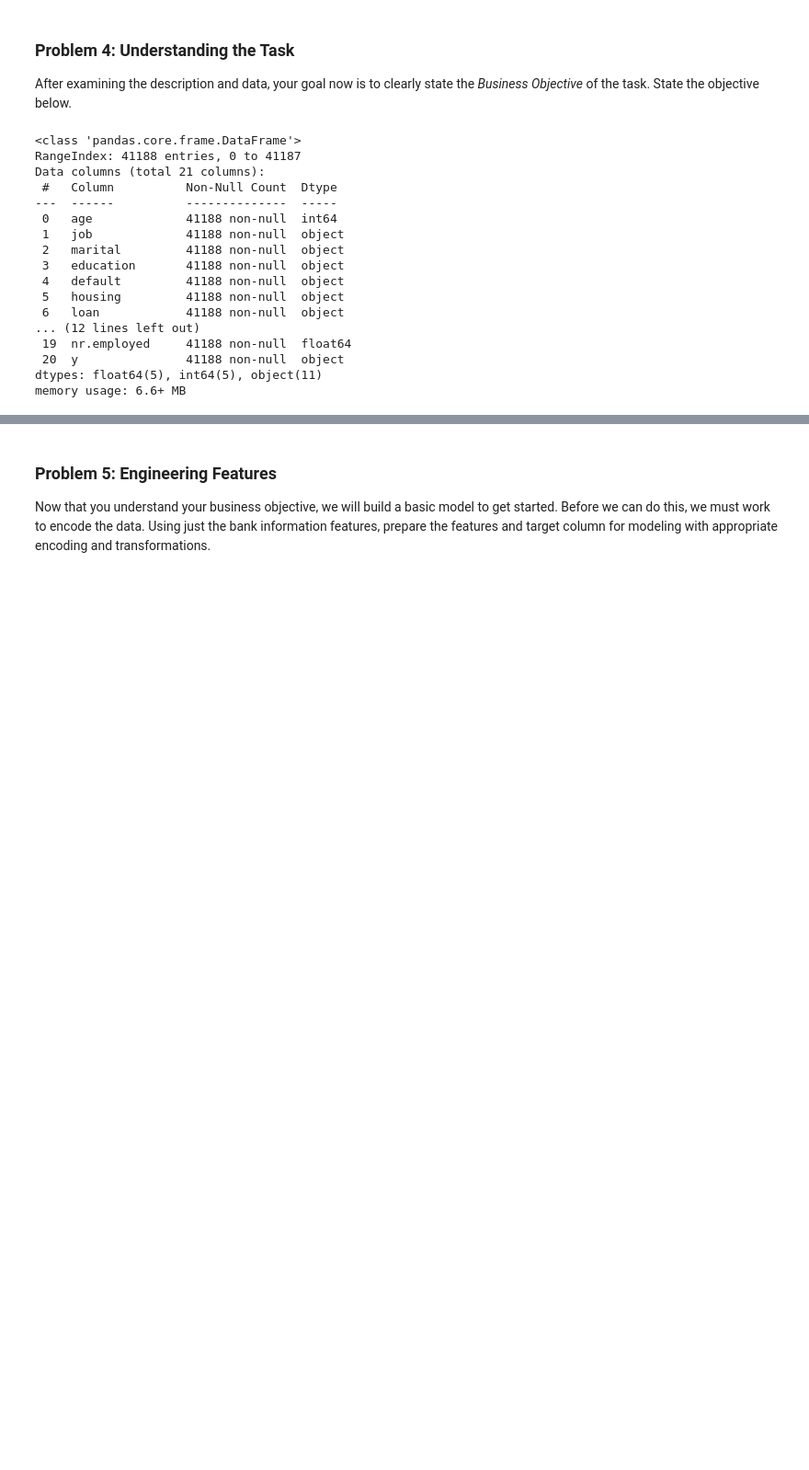
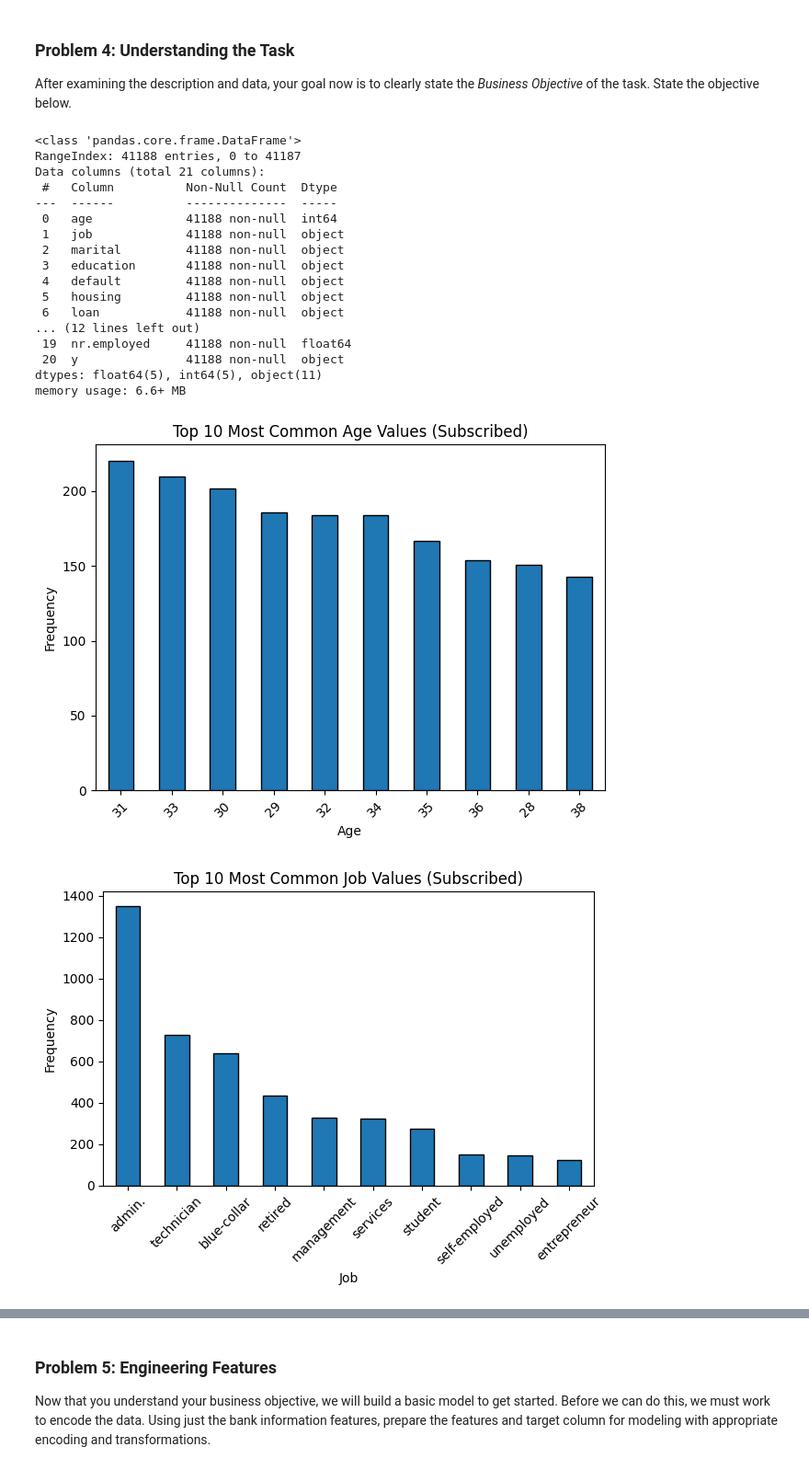
Before and after one commit to chog1/PracticalApplication3, a Jupyter notebook: module17_starter/prompt_III.ipynb, the cells around one changed output, grey strips where cells are left out. Shown at 92% size. Saved outputs shown, nothing was run; the diff lists cells and outputs as text; code cells hidden in the pictures; blank space fills up the shorter version.

```diff
--- a/module17_starter/prompt_III.ipynb
+++ b/module17_starter/prompt_III.ipynb
@@ -37,3 +25,5 @@ Drive already mounted at /content/drive; to attempt to forcibly remount, call dr
+# %%
+df = pd.read_csv('data/bank-additional-full.csv', sep = ';')
 # %%
 df.head()
 # %% [output]
@@ -132,3 +122,24 @@ Data columns (total 21 columns):
  20  y               41188 non-null  object
 dtypes: float64(5), int64(5), object(11)
 memory usage: 6.6+ MB
+# %%
+import matplotlib.pyplot as plt
+
+# Assuming your DataFrame is named df and is already loaded
+bank_info_features = ['age', 'job', 'marital', 'education']
+
+# Filter for rows where target == 'yes'
+filtered_df = df[df['y'] == 'yes']
+
+# Loop through features and plot
+for feature in bank_info_features:
+    top_values = filtered_df[feature].value_counts().head(10)
+    top_values.plot(kind='bar', edgecolor='black', rot=45)
+    plt.xlabel(feature.capitalize())
+    plt.ylabel('Frequency')
+    plt.title(f'Top 10 Most Common {feature.capitalize()} Values (Subscribed)')
+    plt.tight_layout()
+    plt.show()
+# %% [output]
+[figure, added]
+[figure, added]
```
Also changed, not shown: parts of 12 cells of this notebook.
